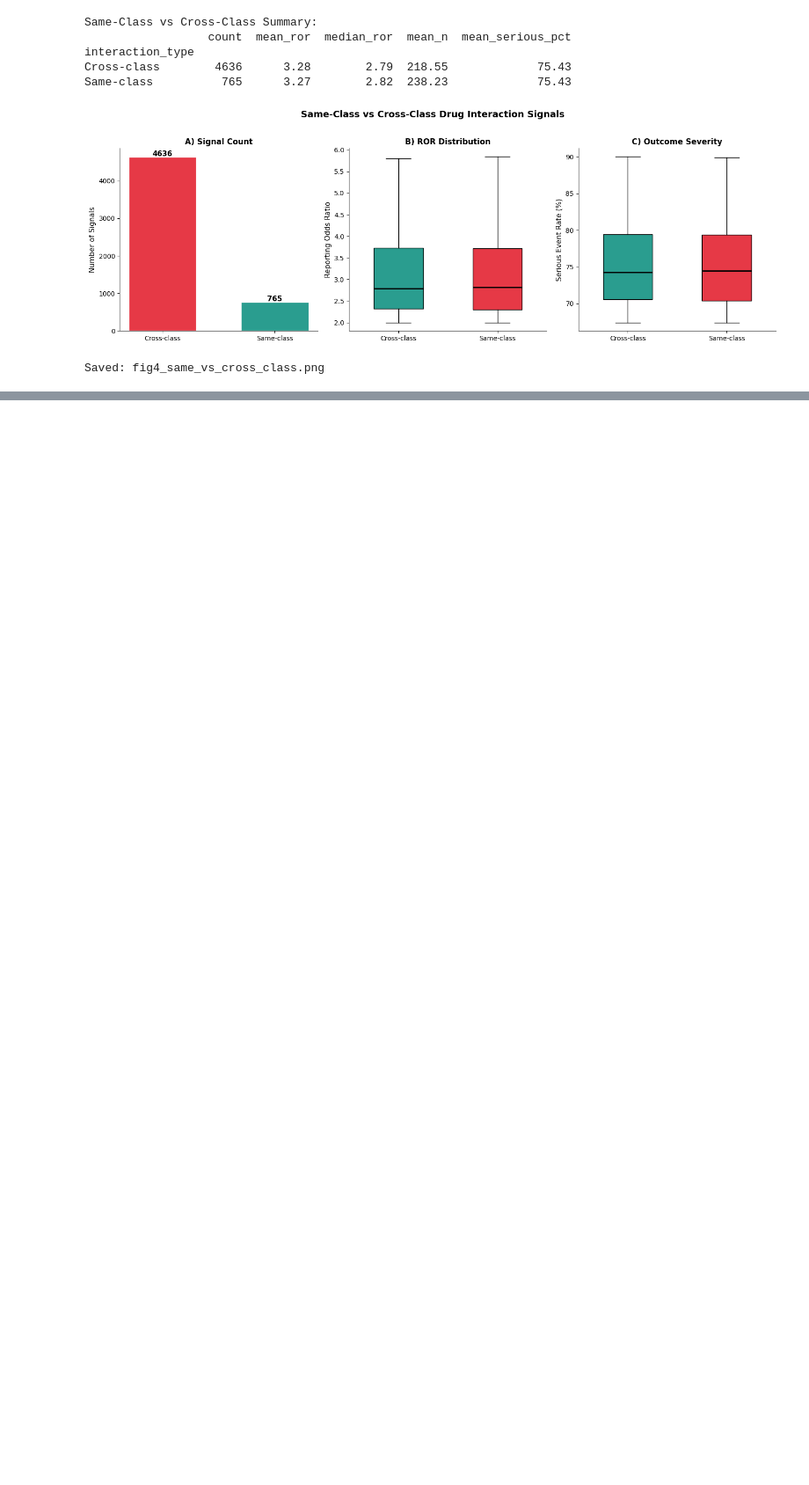
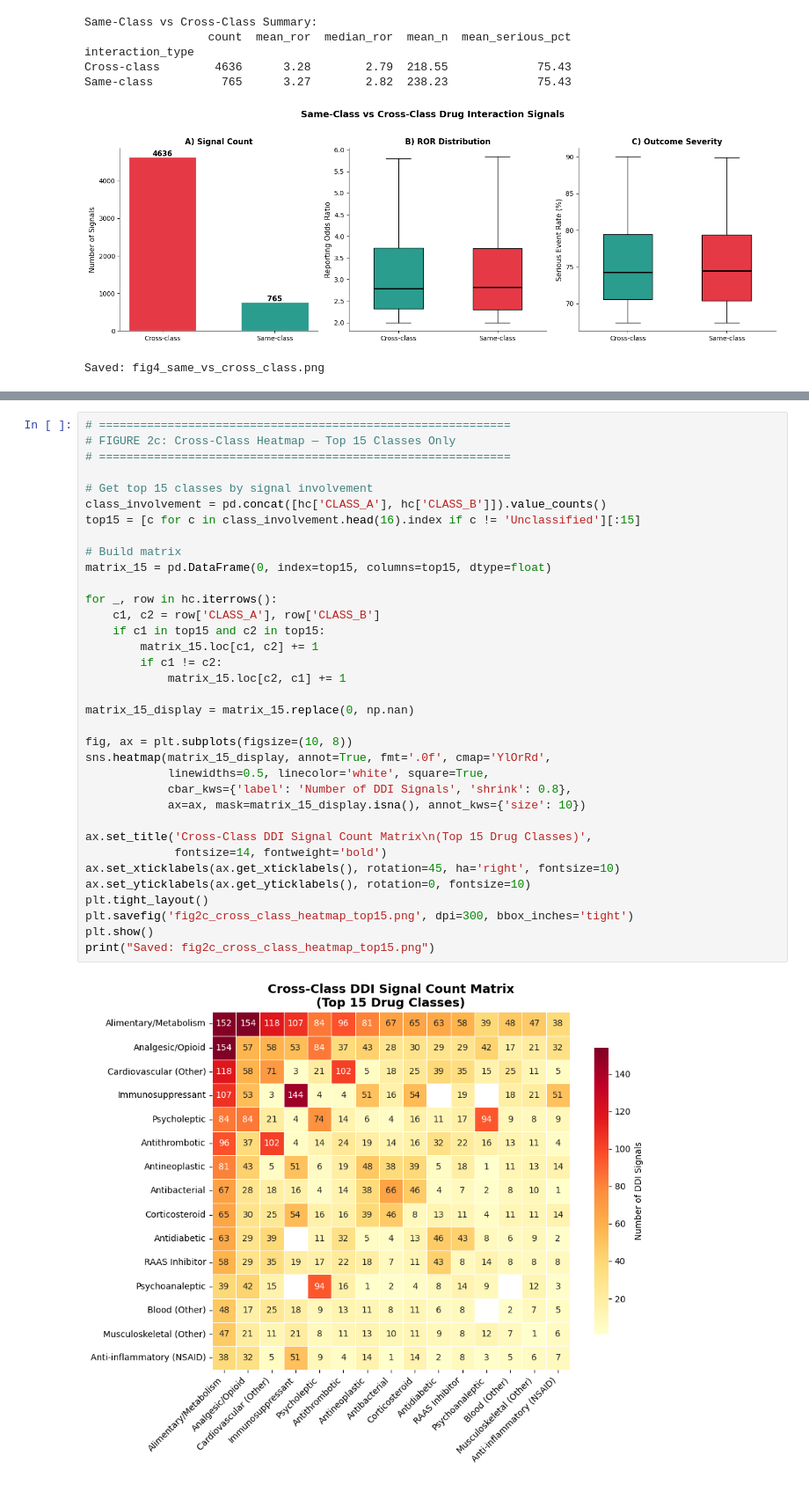
Before and after one commit to Josh-Buck/FDA_FAERS_Josh_Buck, a Jupyter notebook: FDA_Figures.ipynb, the cells around one changed output, grey strips where cells are left out. Shown at 88% size. Drawn from its saved outputs; the diff is of its cells as text; blank space fills up the shorter version.

Commit message:
made figures for paper

```diff
--- a/FDA_Figures.ipynb
+++ b/FDA_Figures.ipynb
@@ -360,0 +294,37 @@ Saved: fig4_same_vs_cross_class.png
+# %%
+# ============================================================
+# FIGURE 2c: Cross-Class Heatmap — Top 15 Classes Only
+# ============================================================
+
+# Get top 15 classes by signal involvement
+class_involvement = pd.concat([hc['CLASS_A'], hc['CLASS_B']]).value_counts()
+top15 = [c for c in class_involvement.head(16).index if c != 'Unclassified'][:15]
+
+# Build matrix
+matrix_15 = pd.DataFrame(0, index=top15, columns=top15, dtype=float)
+
+for _, row in hc.iterrows():
+    c1, c2 = row['CLASS_A'], row['CLASS_B']
+    if c1 in top15 and c2 in top15:
+        matrix_15.loc[c1, c2] += 1
+        if c1 != c2:
+            matrix_15.loc[c2, c1] += 1
+
+matrix_15_display = matrix_15.replace(0, np.nan)
+
+fig, ax = plt.subplots(figsize=(10, 8))
+sns.heatmap(matrix_15_display, annot=True, fmt='.0f', cmap='YlOrRd',
+            linewidths=0.5, linecolor='white', square=True,
+            cbar_kws={'label': 'Number of DDI Signals', 'shrink': 0.8},
+            ax=ax, mask=matrix_15_display.isna(), annot_kws={'size': 10})
+
+ax.set_title('Cross-Class DDI Signal Count Matrix\n(Top 15 Drug Classes)',
+             fontsize=14, fontweight='bold')
+ax.set_xticklabels(ax.get_xticklabels(), rotation=45, ha='right', fontsize=10)
+ax.set_yticklabels(ax.get_yticklabels(), rotation=0, fontsize=10)
+plt.tight_layout()
+plt.savefig('fig2c_cross_class_heatmap_top15.png', dpi=300, bbox_inches='tight')
+plt.show()
+print("Saved: fig2c_cross_class_heatmap_top15.png")
+# %% [output]
+[figure, added]
```
Also changed, not shown: parts of 6 cells of this notebook, 7 other files.
